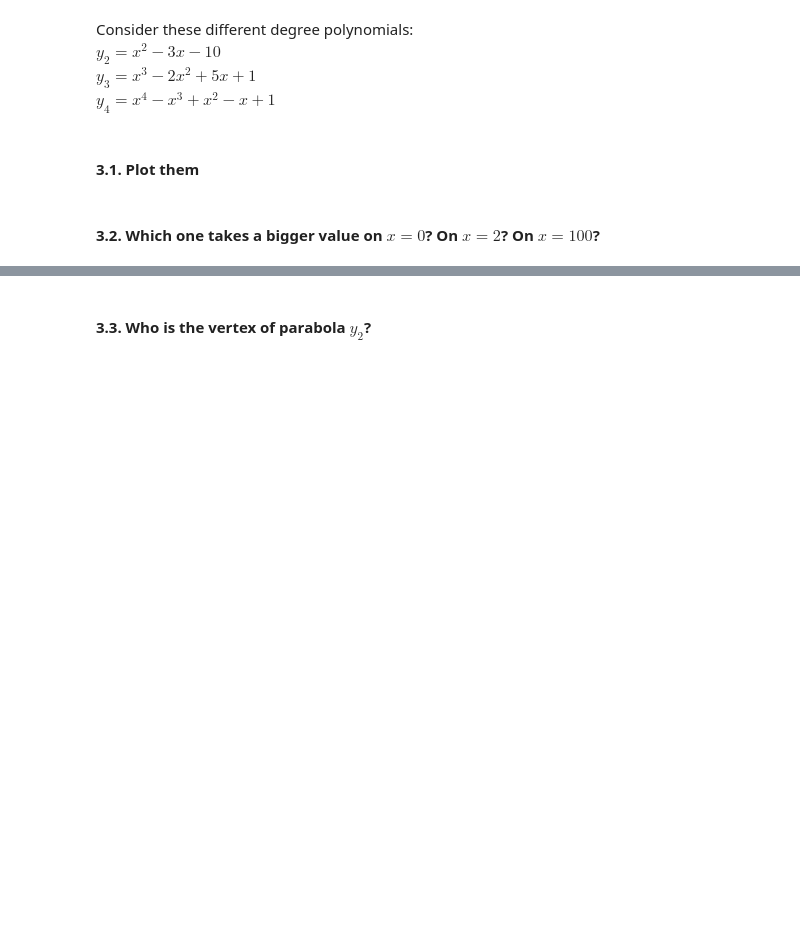
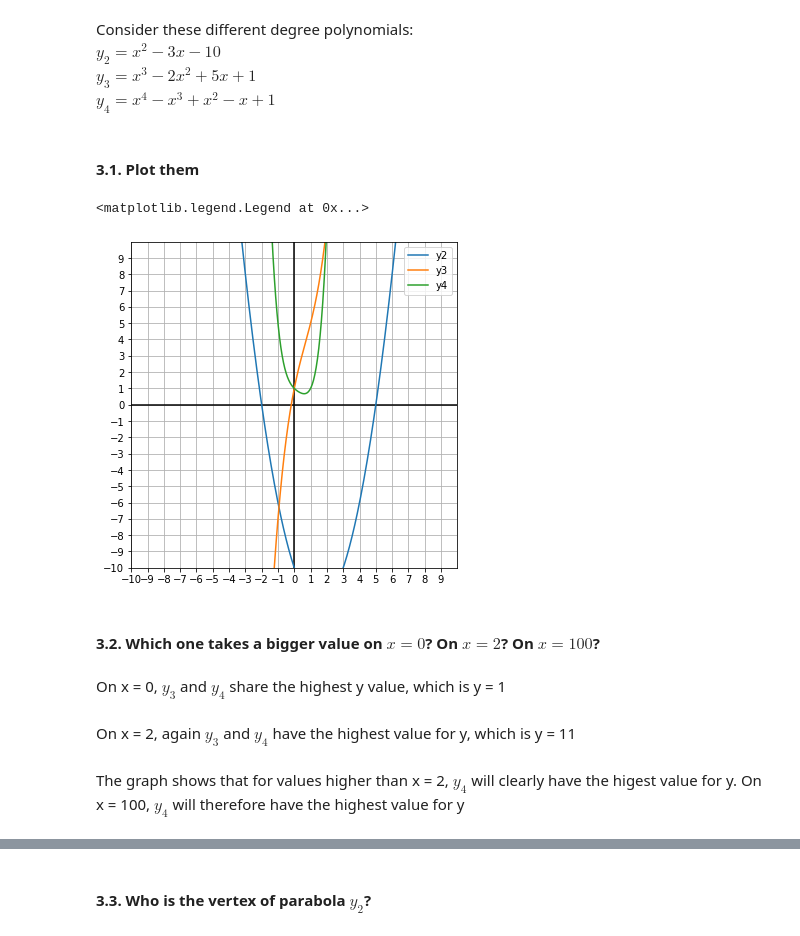
Before and after one commit to Ironhack-Data-Madrid-Enero-2021/lab-math-refresher, a Jupyter notebook: your-code/main.ipynb, the cells around one changed output, grey strips where cells are left out. Cells and saved outputs as stored; diff of their text form; code cells hidden in the pictures; blank space fills up the shorter version.

```diff
--- a/your-code/main.ipynb
+++ b/your-code/main.ipynb
@@ -42,7 +173,26 @@ Consider these different degree polynomials:
 $y_2=x^2-3x-10$
 $y_3=x^3-2x^2+5x+1$
 $y_4=x^4-x^3+x^2-x+1$
+# %%
+y2 = (x ** 2) - (3 * x) - 10
+y3 = (x ** 3) - (2 * (x ** 2)) + (5 * x) + 1
+y4 = (x ** 4) - (x ** 3) + (x ** 2) - x + 1
 # %% [markdown]
 #### 3.1. Plot them
+# %%
+initialize_grid()
+plt.plot(x, y2, label="y2")
+plt.plot(x, y3, label="y3")
+plt.plot(x, y4, label="y4")
+plt.legend()
+# %% [output]
+<matplotlib.legend.Legend at 0x...>
+[figure, added]
 # %% [markdown]
 #### 3.2. Which one takes a bigger value on $x=0$? On $x=2$? On $x=100$?
+# %% [markdown]
+On x = 0, $y_3$ and $y_4$ share the highest y value, which is y = 1
+# %% [markdown]
+On x = 2, again $y_3$ and $y_4$ have the highest value for y, which is y = 11
+# %% [markdown]
+The graph shows that for values higher than x = 2, $y_4$ will clearly have the higest value for y. On x = 100, $y_4$ will therefore have the highest value for y
```
Also changed, not shown: parts of 53 cells of this notebook.
